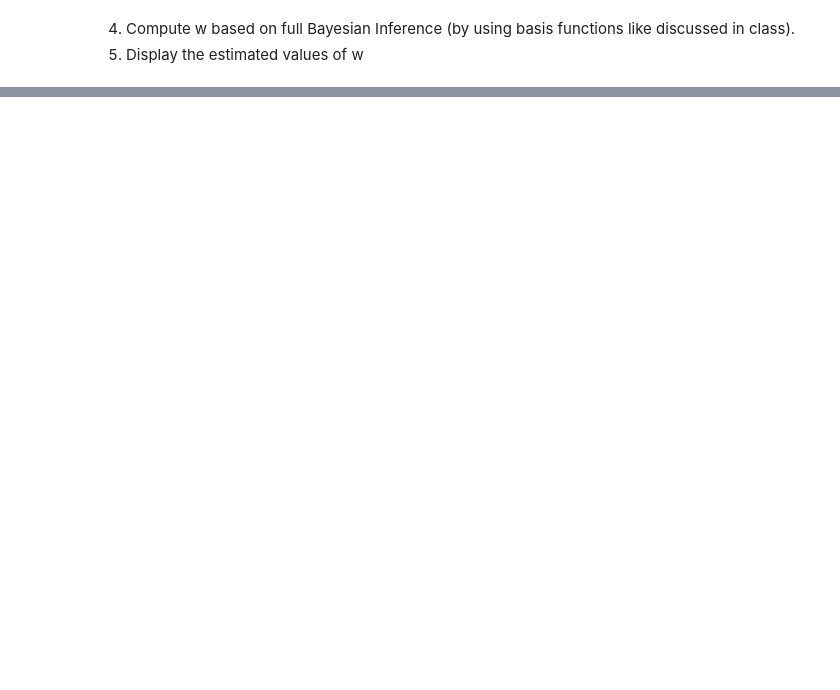
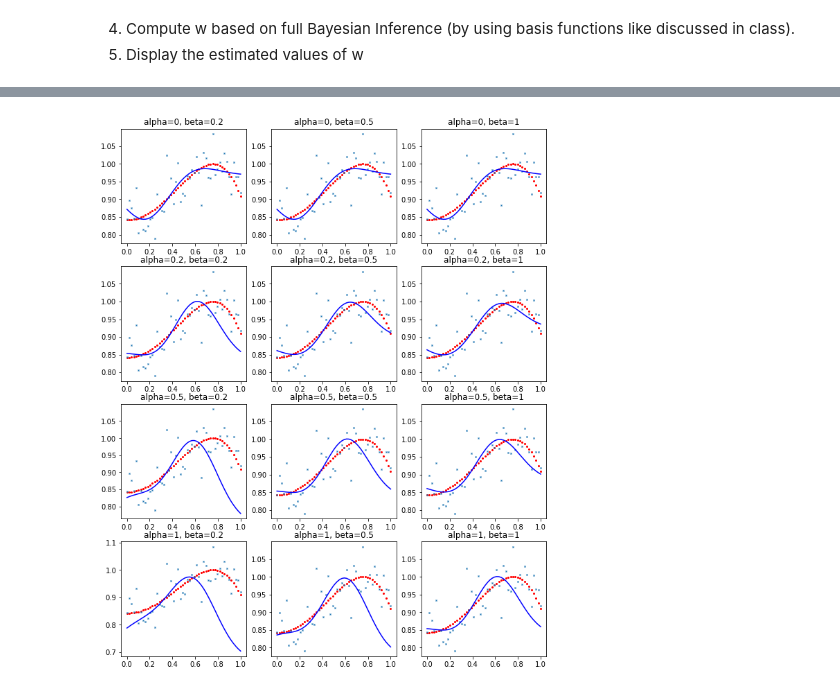
Before and after one commit to kvelon/ysc4216, a Jupyter notebook: assignments/Assignment 3 - Full Bayesian Inference.ipynb, the cells around one changed output, grey strips where cells are left out. Saved outputs shown, nothing was run; the diff lists cells and outputs as text; code cells hidden in the pictures; blank space fills up the shorter version.

```diff
--- a/assignments/Assignment 3 - Full Bayesian Inference.ipynb
+++ b/assignments/Assignment 3 - Full Bayesian Inference.ipynb
@@ -37,0 +85,20 @@ y_noise = add_noise(y_act, .05)
+# %%
+alpha_values = [0, 0.2, 0.5, 1]
+beta_values = [0.2, 0.5, 1]
+plot_num = 1
+
+fig = plt.figure(figsize=[11, 14])
+for alpha in alpha_values:
+    for beta in beta_values:
+        _, y_est = full_bayesian(x_act, y_noise, 5, 0.2, gaussian_basis, alpha, beta)
+
+        ax = fig.add_subplot(4, 3, plot_num)
+        plot_num += 1
+
+        ax.plot(x_act, y_act, 'ro', markersize=2)   # Original curve
+        ax.plot(x_act, y_noise, 'x', markersize=2)  # Noisy data
+        ax.plot(x_act, y_est, 'b')                  # Fitted curve
+
+        ax.set(title="alpha={}, beta={}".format(alpha, beta))
+# %% [output]
+[figure, added]
```
Also changed, not shown: parts of 7 cells of this notebook.
